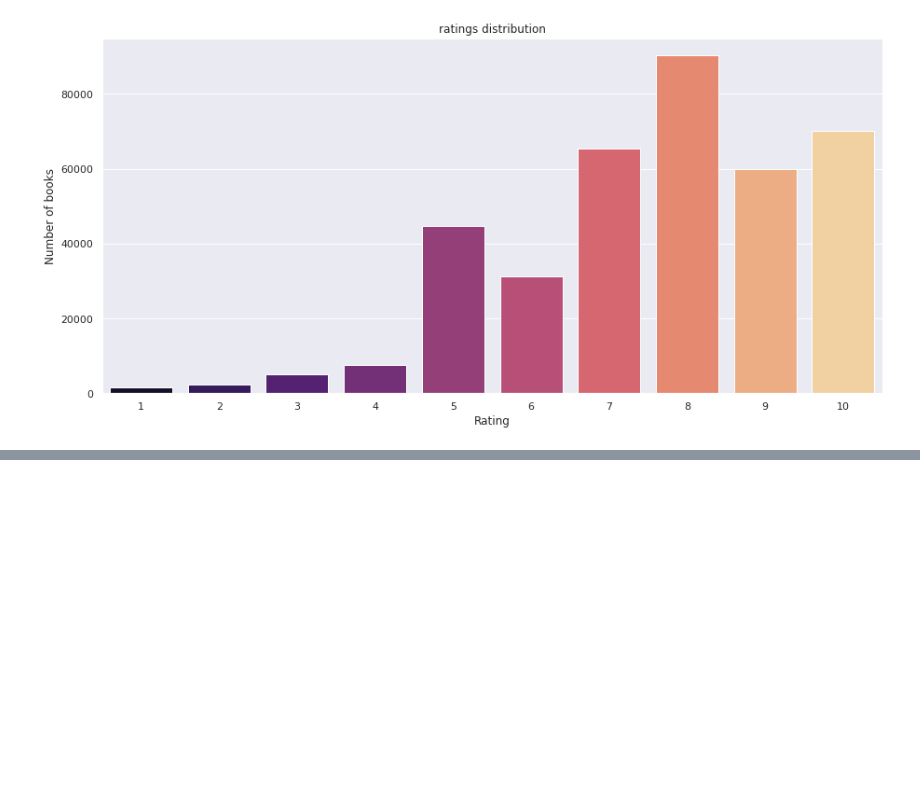
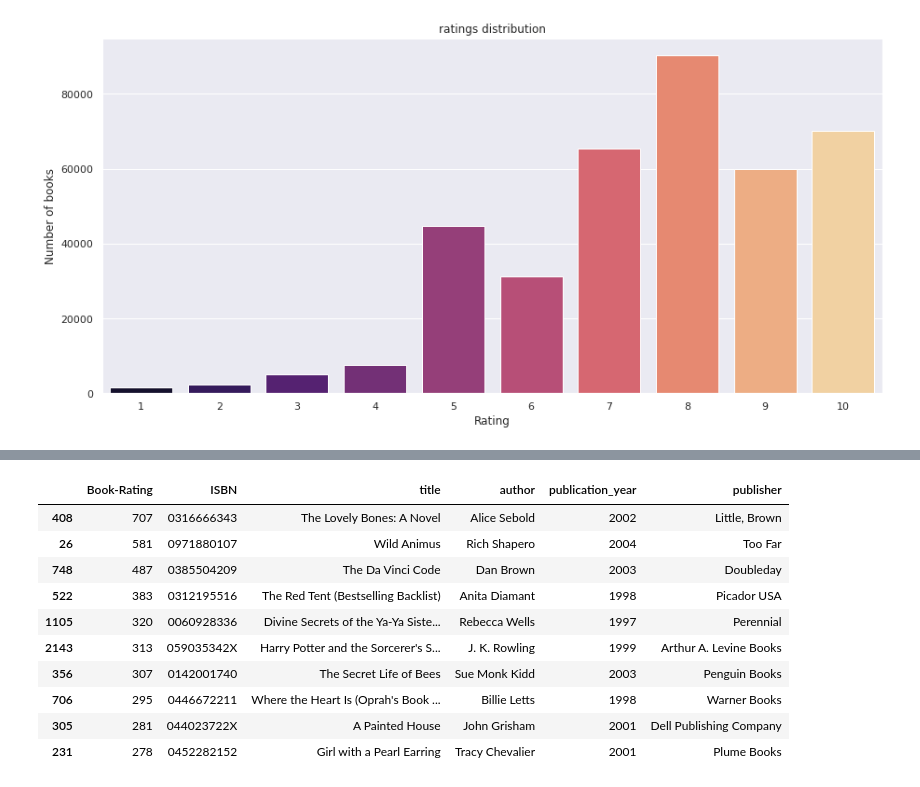
Before and after one commit to skaty5678/Book-recommendation-system, a Jupyter notebook: Book_Recommendation_System_SANJEEV_KUMAR_THAKUR.ipynb, the cells around one changed output, grey strips where cells are left out. Saved outputs shown, nothing was run; the diff lists cells and outputs as text; code cells hidden in the pictures; blank space fills up the shorter version.

```diff
--- a/Book_Recommendation_System_SANJEEV_KUMAR_THAKUR.ipynb
+++ b/Book_Recommendation_System_SANJEEV_KUMAR_THAKUR.ipynb
@@ -381,0 +408,20 @@ plt.show()
+# %%
+ratings_count=pd.DataFrame(new_ratings.groupby(['ISBN'])['Book-Rating'].count())
+# %%
+merged_df_2 = ratings_count.merge(books, left_index=True, right_on ='ISBN')
+# %%
+final_count_df = merged_df_2.sort_values(by=['Book-Rating'], ascending=False)
+# %%
+final_count_df.head(10)
+# %% [output]
+|  | Book-Rating | ISBN | title | author | publication_year | publisher |
+| 408 | 707 | 0316666343 | The Lovely Bones: A Novel | Alice Sebold | 2002 | Little, Brown |
+| 26 | 581 | 0971880107 | Wild Animus | Rich Shapero | 2004 | Too Far |
+| 748 | 487 | 0385504209 | The Da Vinci Code | Dan Brown | 2003 | Doubleday |
+| 522 | 383 | 0312195516 | The Red Tent (Bestselling Backlist) | Anita Diamant | 1998 | Picador USA |
+| 1105 | 320 | 0060928336 | Divine Secrets of the Ya-Ya Siste... | Rebecca Wells | 1997 | Perennial |
+| 2143 | 313 | 059035342X | Harry Potter and the Sorcerer's S... | J. K. Rowling | 1999 | Arthur A. Levine Books |
+| 356 | 307 | 0142001740 | The Secret Life of Bees | Sue Monk Kidd | 2003 | Penguin Books |
+| 706 | 295 | 0446672211 | Where the Heart Is (Oprah's Book ... | Billie Letts | 1998 | Warner Books |
+| 305 | 281 | 044023722X | A Painted House | John Grisham | 2001 | Dell Publishing Company |
+| 231 | 278 | 0452282152 | Girl with a Pearl Earring | Tracy Chevalier | 2001 | Plume Books |
```
Also changed, not shown: parts of 7 cells of this notebook.
